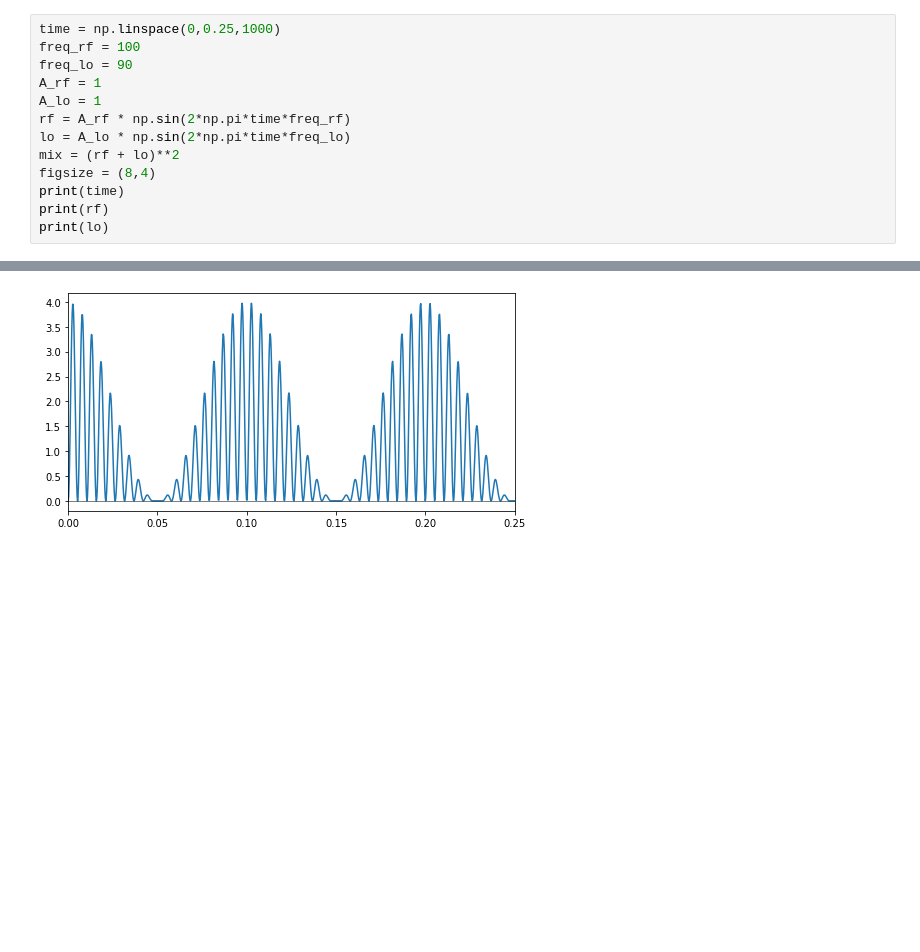
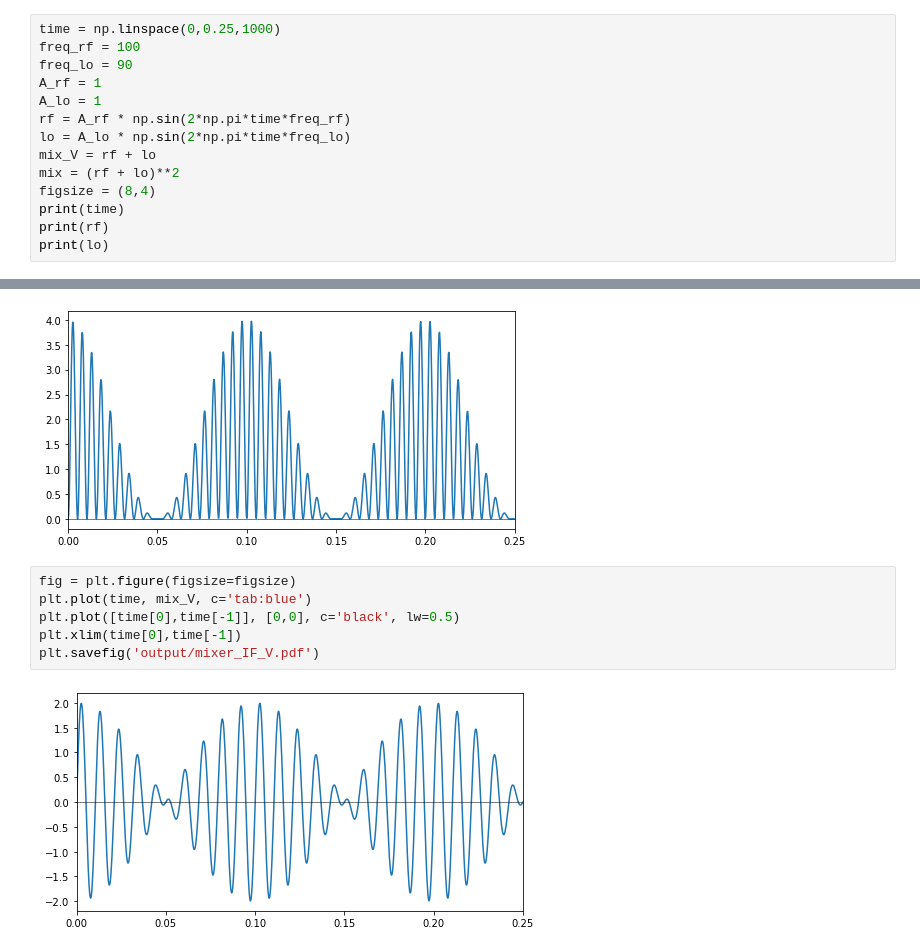
Before and after one commit to sadachi5/dosue-analysis, a Jupyter notebook: Misc/20220901_mixer.ipynb, the cells around one changed output, grey strips where cells are left out. Cells and saved outputs as stored; diff of their text form; blank space fills up the shorter version.

```diff
--- a/Misc/20220901_mixer.ipynb
+++ b/Misc/20220901_mixer.ipynb
@@ -13,6 +13,7 @@ A_rf = 1
 A_lo = 1
 rf = A_rf * np.sin(2*np.pi*time*freq_rf)
 lo = A_lo * np.sin(2*np.pi*time*freq_lo)
+mix_V = rf + lo
 mix = (rf + lo)**2
 figsize = (8,4)
 print(time)
@@ -71,3 +72,11 @@ plt.xlim(time[0],time[-1])
 plt.savefig('output/mixer_IF.pdf')
 # %% [output]
 [figure]
+# %%
+fig = plt.figure(figsize=figsize)
+plt.plot(time, mix_V, c='tab:blue')
+plt.plot([time[0],time[-1]], [0,0], c='black', lw=0.5)
+plt.xlim(time[0],time[-1])
+plt.savefig('output/mixer_IF_V.pdf')
+# %% [output]
+[figure, added]
```
Also changed, not shown: 6 other files.
